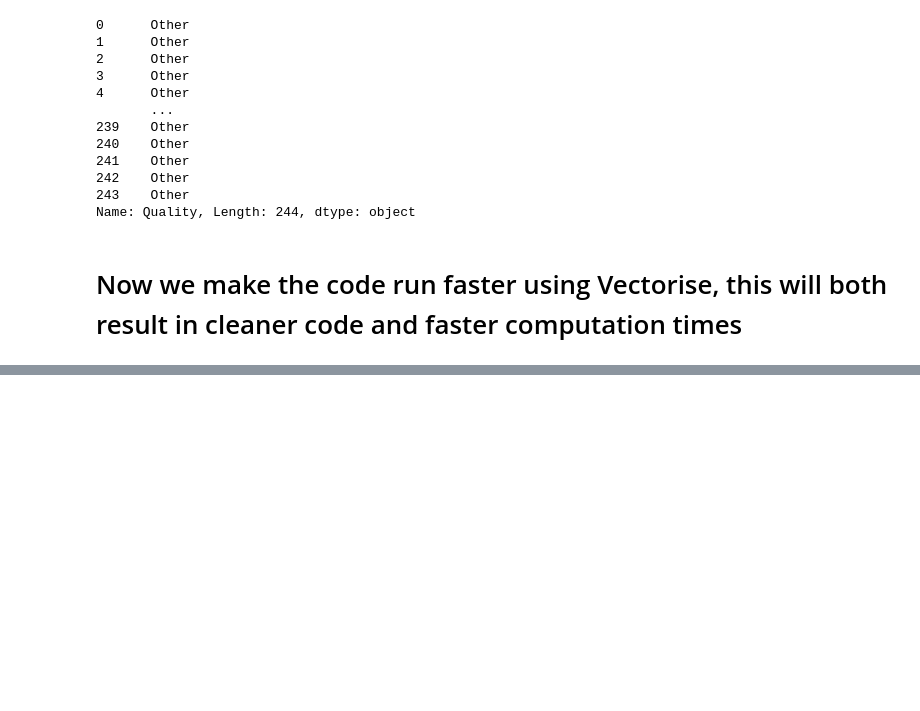
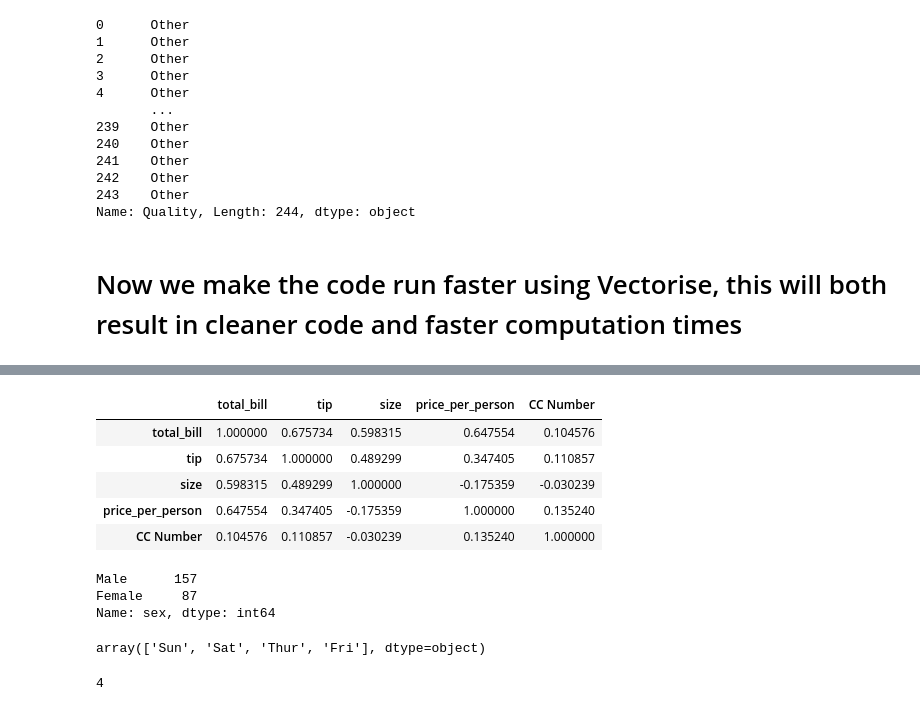
Before and after one commit to RagnarOkayy/DataAnalysisPython, a Jupyter notebook: UdemyDataframe.ipynb, the cells around one changed output, grey strips where cells are left out. Drawn from its saved outputs; the diff is of its cells as text; code cells hidden in the pictures; blank space fills up the shorter version.

```diff
--- a/UdemyDataframe.ipynb
+++ b/UdemyDataframe.ipynb
@@ -739,0 +857,25 @@ df['Quality'] = np.vectorize(quality)(df['total_bill'],df['tip']) # this is a si
+# %%
+df.corr() # pairwise correlation columns
+# %% [output]
+|  | total_bill | tip | size | price_per_person | CC Number |
+| total_bill | 1.000000 | 0.675734 | 0.598315 | 0.647554 | 0.104576 |
+| tip | 0.675734 | 1.000000 | 0.489299 | 0.347405 | 0.110857 |
+| size | 0.598315 | 0.489299 | 1.000000 | -0.175359 | -0.030239 |
+| price_per_person | 0.647554 | 0.347405 | -0.175359 | 1.000000 | 0.135240 |
+| CC Number | 0.104576 | 0.110857 | -0.030239 | 0.135240 | 1.000000 |
+# %%
+# Get the counts of all values
+holder = df['sex'].value_counts()
+holder
+# %% [output]
+Male      157
+Female     87
+Name: sex, dtype: int64
+# %%
+df['day'].unique()
+# %% [output]
+array(['Sun', 'Sat', 'Thur', 'Fri'], dtype=object)
+# %%
+df['day'].nunique() # the number of unique valeus
+# %% [output]
+4
```
Also changed, not shown: parts of 12 cells of this notebook.
